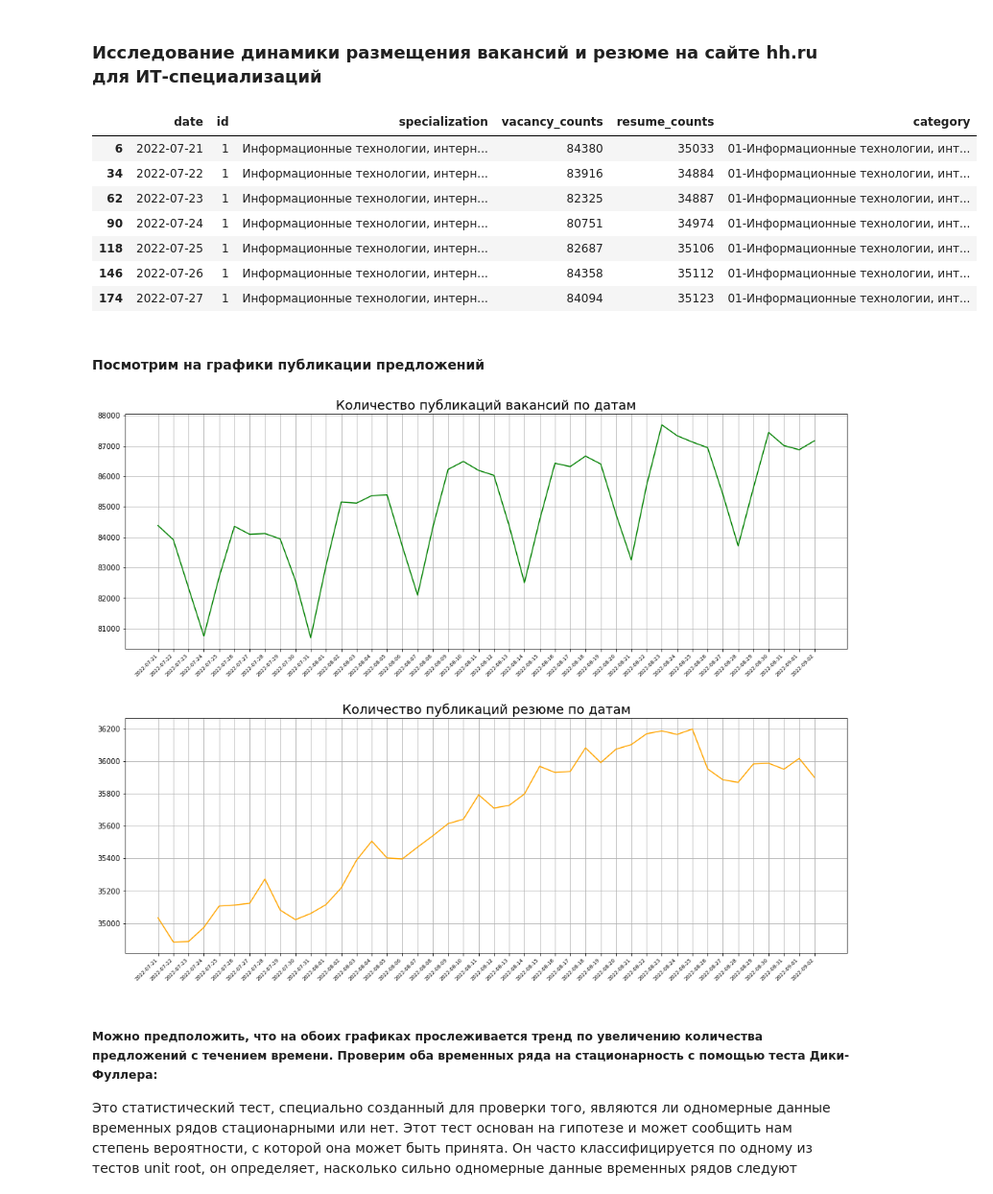
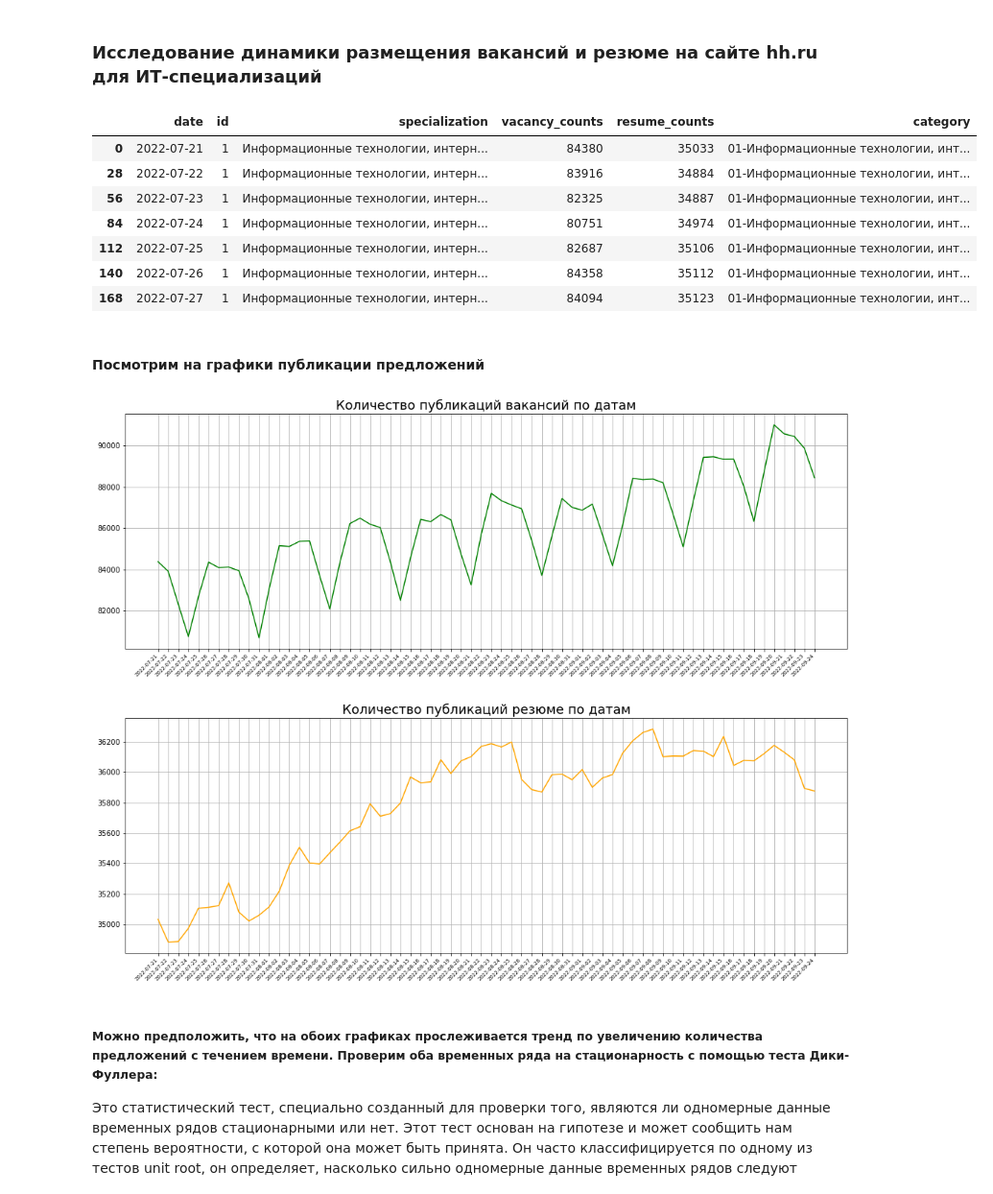
Before and after one commit to saspav/DA-104, a Jupyter notebook: hh_vacancy_resume_stats.ipynb, the cells around one changed output. Shown at 96% size. Cells and saved outputs as stored; diff of their text form; code cells hidden in the pictures.

```diff
--- a/hh_vacancy_resume_stats.ipynb
+++ b/hh_vacancy_resume_stats.ipynb
@@ -18,18 +18,22 @@ import matplotlib.ticker as ticker
 import matplotlib.font_manager as font_manager
 import seaborn as sns
 # %%
-file_url = 'https://raw.githubusercontent.com/saspav/DA-104/main/dataset/vacancy_resume.zip'
-df = pd.read_csv(file_url, sep=';')
+path_file = r'D:\проект_стажировкa'
+name_file = 'vacancy_resume.csv'
+file_csv = os.path.join(path_file, name_file)
+if not os.access(file_csv, os.F_OK):
+    file_csv = 'https://raw.githubusercontent.com/saspav/DA-104/main/dataset/vacancy_resume.zip'
+df = pd.read_csv(file_csv, sep=';')
 df[df.id == 1].head(7)
 # %% [output]
 |  | date | id | specialization | vacancy_counts | resume_counts | category |
-| 6 | 2022-07-21 | 1 | Информационные технологии, интерн... | 84380 | 35033 | 01-Информационные технологии, инт... |
-| 34 | 2022-07-22 | 1 | Информационные технологии, интерн... | 83916 | 34884 | 01-Информационные технологии, инт... |
-| 62 | 2022-07-23 | 1 | Информационные технологии, интерн... | 82325 | 34887 | 01-Информационные технологии, инт... |
-| 90 | 2022-07-24 | 1 | Информационные технологии, интерн... | 80751 | 34974 | 01-Информационные технологии, инт... |
-| 118 | 2022-07-25 | 1 | Информационные технологии, интерн... | 82687 | 35106 | 01-Информационные технологии, инт... |
-| 146 | 2022-07-26 | 1 | Информационные технологии, интерн... | 84358 | 35112 | 01-Информационные технологии, инт... |
-| 174 | 2022-07-27 | 1 | Информационные технологии, интерн... | 84094 | 35123 | 01-Информационные технологии, инт... |
+| 0 | 2022-07-21 | 1 | Информационные технологии, интерн... | 84380 | 35033 | 01-Информационные технологии, инт... |
+| 28 | 2022-07-22 | 1 | Информационные технологии, интерн... | 83916 | 34884 | 01-Информационные технологии, инт... |
+| 56 | 2022-07-23 | 1 | Информационные технологии, интерн... | 82325 | 34887 | 01-Информационные технологии, инт... |
+| 84 | 2022-07-24 | 1 | Информационные технологии, интерн... | 80751 | 34974 | 01-Информационные технологии, инт... |
+| 112 | 2022-07-25 | 1 | Информационные технологии, интерн... | 82687 | 35106 | 01-Информационные технологии, инт... |
+| 140 | 2022-07-26 | 1 | Информационные технологии, интерн... | 84358 | 35112 | 01-Информационные технологии, инт... |
+| 168 | 2022-07-27 | 1 | Информационные технологии, интерн... | 84094 | 35123 | 01-Информационные технологии, инт... |
 # %%
 def show_graph(sdf, kind):
     params = {0: ('вакансий', 'g'), 1: ('резюме', 'orange')}
@@ -47,8 +51,8 @@ def show_graph(sdf, kind):
 show_graph(df[df.id == 1][['date', 'vacancy_counts']], 0)
 show_graph(df[df.id == 1][['date', 'resume_counts']], 1)
 # %% [output]
-[figure, old version]
+[figure, new version]
-[figure, old version]
+[figure, new version]
 # %% [markdown]
 ##### Можно предположить, что на обоих графиках прослеживается тренд по увеличению количества предложений с течением времени. Проверим оба временных ряда на стационарность с помощью теста Дики-Фуллера:
 
```
Also changed, not shown: parts of 5 cells of this notebook, 1 other file.
